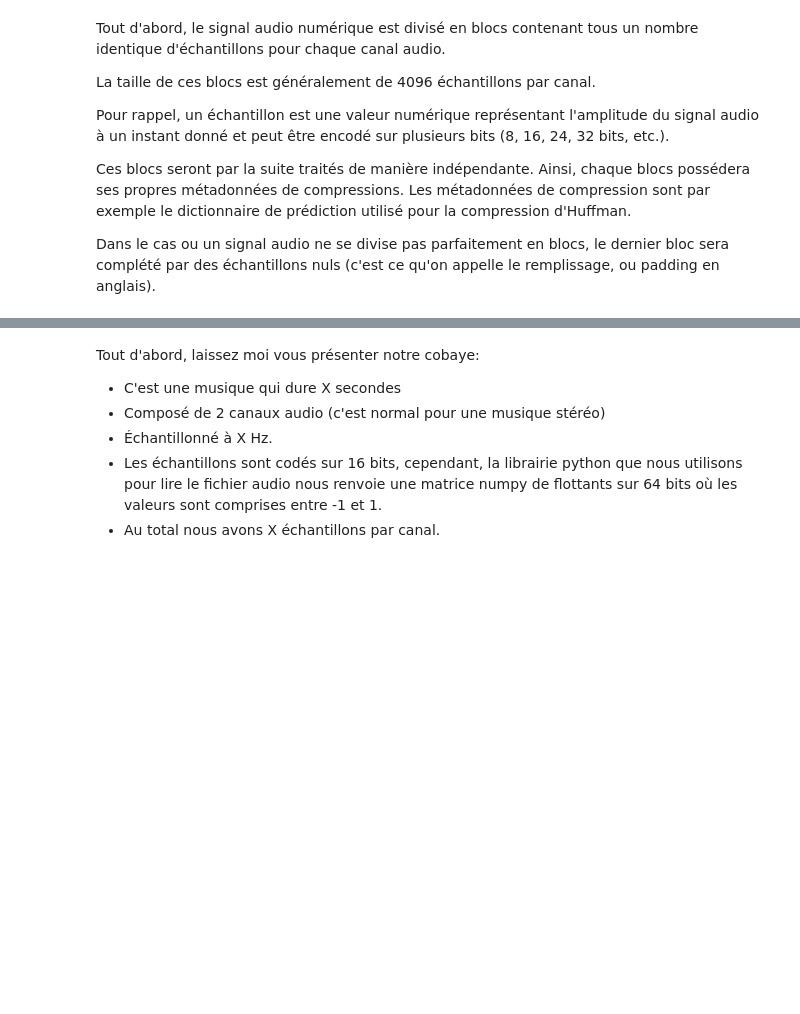
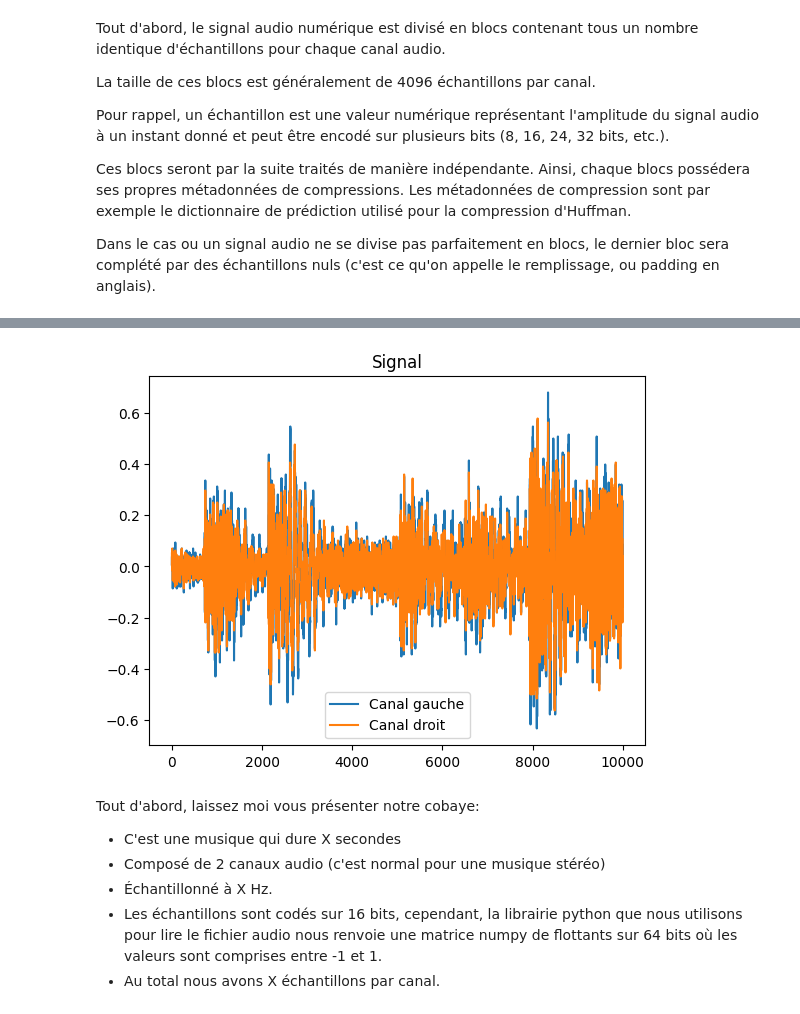
Before and after one commit to AlixANNERAUD/Free_lossless_audio_codec_presentation, a Jupyter notebook: Presentation.ipynb, the cells around one changed output, grey strips where cells are left out. Drawn from its saved outputs; the diff is of its cells as text; code cells hidden in the pictures; blank space fills up the shorter version.

```diff
--- a/Presentation.ipynb
+++ b/Presentation.ipynb
@@ -133,3 +141,7 @@ Nombre d’échantillons par canal: 10178568
+# %%
+out()
+# %% [output]
+[figure, added]
 # %% [markdown]
 Tout d'abord, laissez moi vous présenter notre cobaye:
 
```
Also changed, not shown: parts of 14 cells of this notebook.
